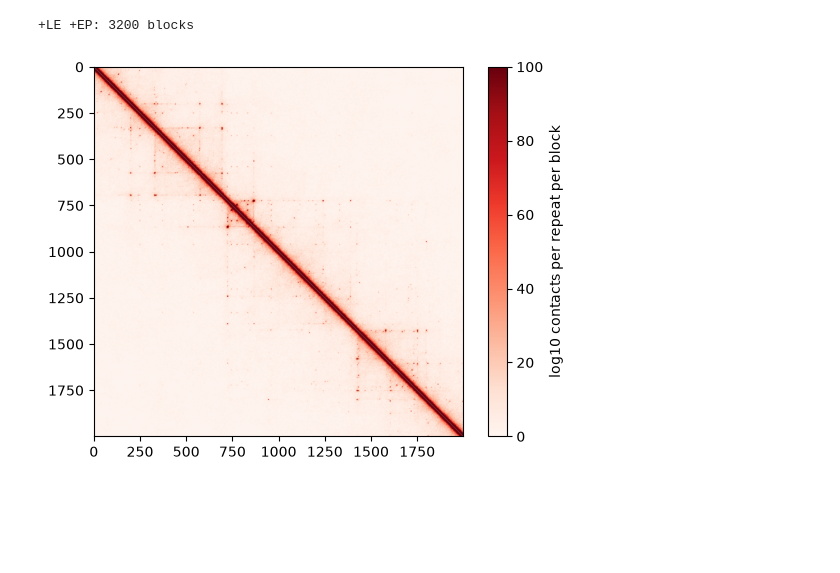
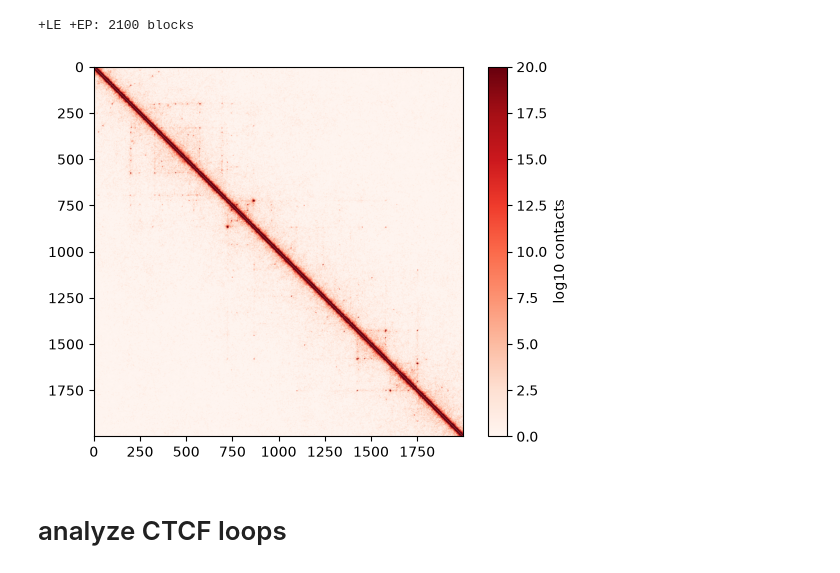
Before and after one commit to jjusuf2/polysim_bootcamp, a Jupyter notebook: tutorial/microc.ipynb, the cells around one changed output. Drawn from its saved outputs; the diff is of its cells as text; code cells hidden in the pictures; blank space fills up the shorter version.

```diff
--- a/tutorial/microc.ipynb
+++ b/tutorial/microc.ipynb
@@ -5,10 +9,10 @@ from matplotlib import pyplot as plt
 from polychrom.hdf5_format import HDF5Reporter, list_URIs, load_URI, load_hdf5_file, save_hdf5_file
 from polychrom.contactmaps import monomerResolutionContactMapSubchains
 # %%
-files = list_URIs('/mnt/md1/jjusuf/polysim/outputs/trajectory0002_npoly70000_nchr1_dens0.3_life75000_sep240_vlef0.0025_dt40_stallsites0.2-0.9_lifeboost4_ntypes2')
+files = list_URIs('/mnt/md1/jjusuf/polysim/outputs/trajectory0001_npoly70000_nchr1_dens0.3_life75000_sep240_vlef0.0025_dt40_stallsites0.05-0.6_lifeboost4_ntypes2')
 print(f'+LE +EP: {len(files)} blocks')
 # %% [output]
-+LE +EP: 3200 blocks
++LE +EP: 2100 blocks
 # %%
 region_size = 2000
 chrom_size = 70000
@@ -16,15 +20,17 @@ num_regions = chrom_size // region_size
 region_starts = np.arange(num_regions) * region_size
 
 block_start = 0
-block_end = 3200
-block_step = 20
+block_end = 1300
+block_step = 60
 # %%
 cutoff = 2
 nproc = 4
 
 cm = monomerResolutionContactMapSubchains(filenames=files[block_start:block_end:block_step], mapStarts=region_starts, mapN=region_size, cutoff=cutoff, n=nproc)
 # %%
-plt.imshow(cm, cmap='Reds', vmin=0, vmax=100);
-plt.colorbar(label='log10 contacts per repeat per block');
+plt.imshow(cm, cmap='Reds', vmin=0, vmax=20);
+plt.colorbar(label='log10 contacts');
 # %% [output]
-[figure, old version]
+[figure, new version]
+# %% [markdown]
+# analyze CTCF loops
```
Also changed, not shown: parts of 6 cells of this notebook, 1 other file.
